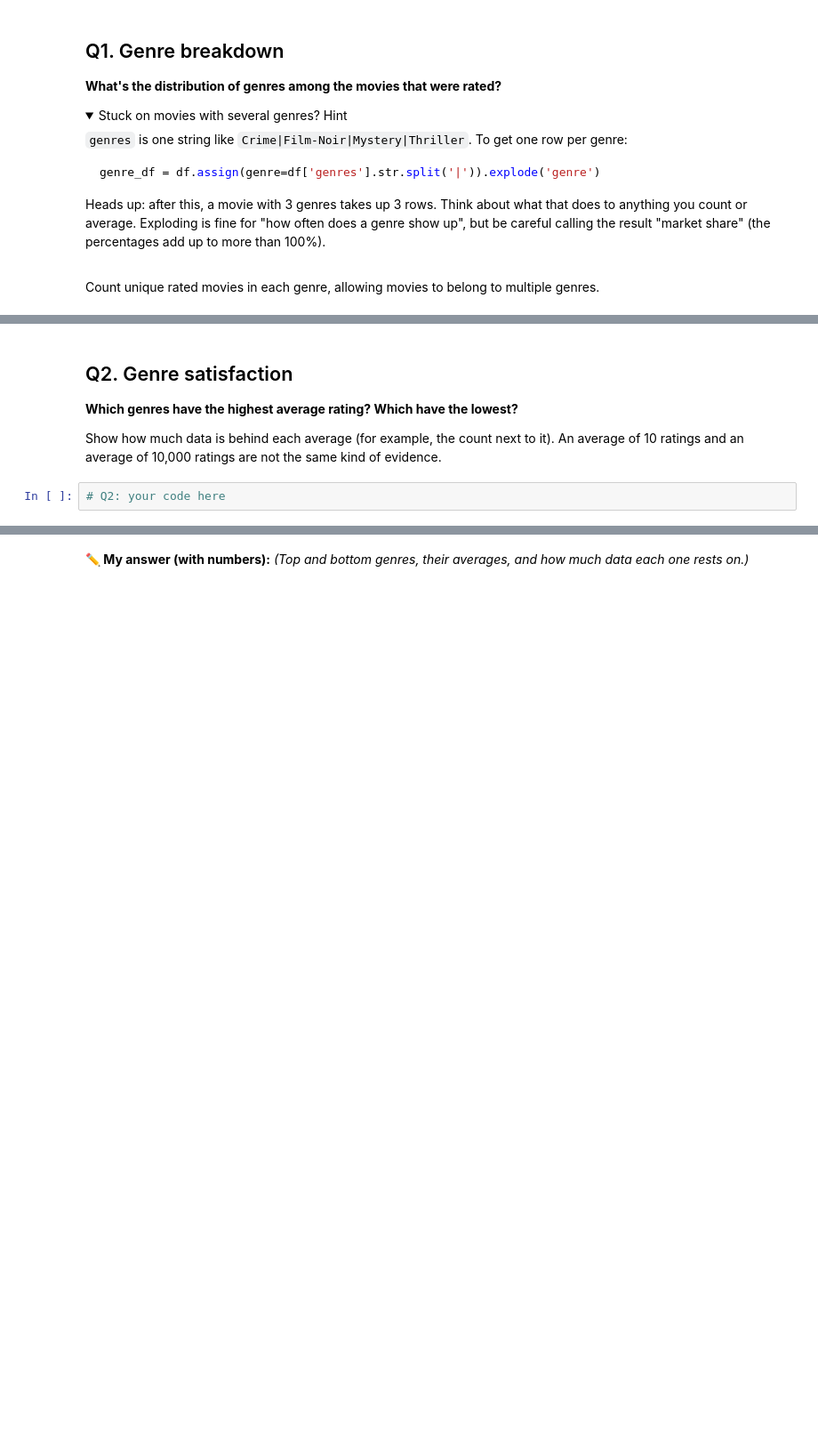
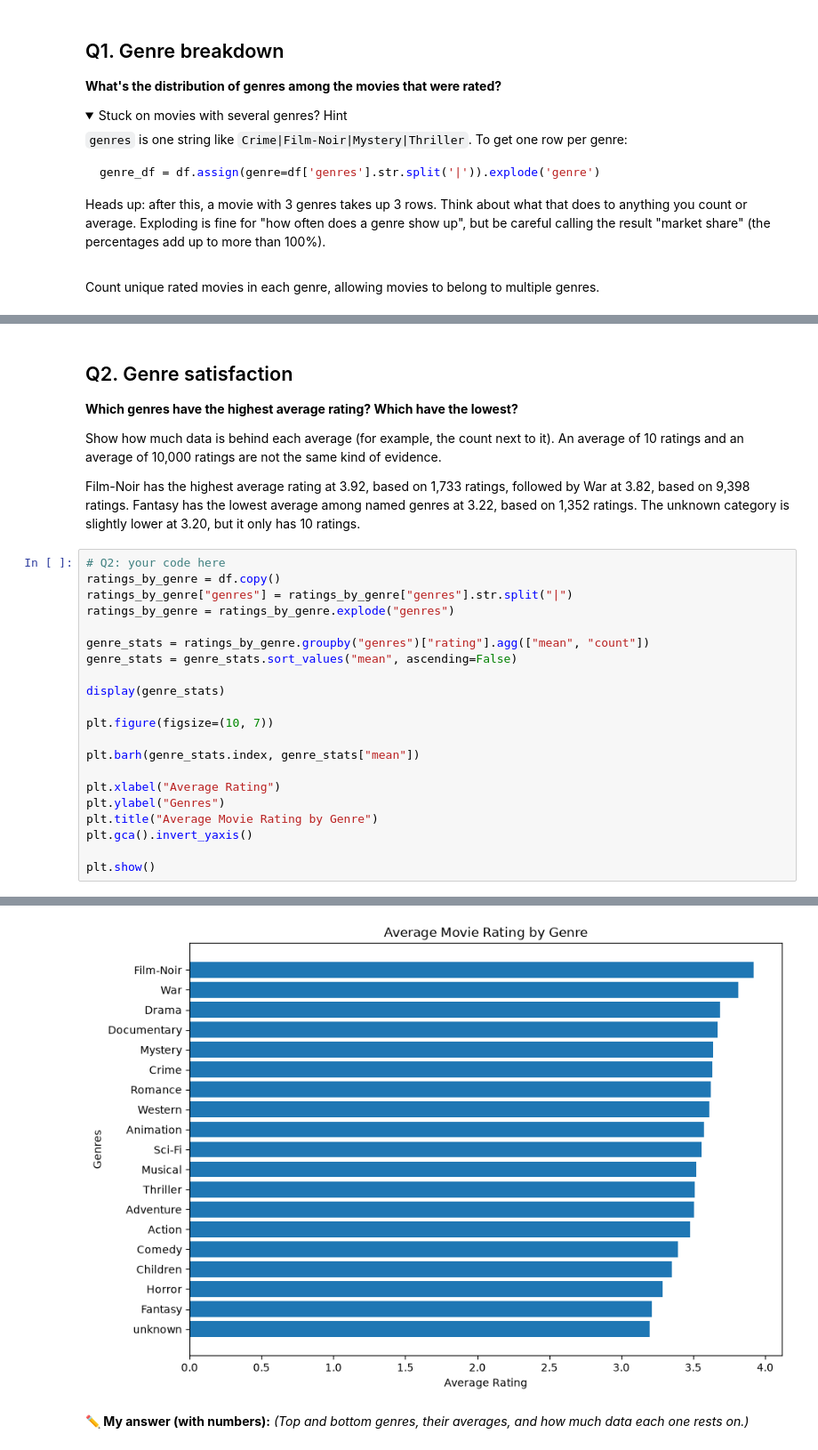
Before and after one commit to CUNYTechPrep/ds-fall-2026, a Jupyter notebook: Week-06-EDA-and-Dashboards/exercise/Abel_Tapia_Week_06_excercise.ipynb, the cells around one changed output, grey strips where cells are left out. Shown at 89% size. Cells and saved outputs as stored; diff of their text form; folded sections open; blank space fills up the shorter version.

```diff
--- a/Week-06-EDA-and-Dashboards/exercise/Abel_Tapia_Week_06_excercise.ipynb
+++ b/Week-06-EDA-and-Dashboards/exercise/Abel_Tapia_Week_06_excercise.ipynb
@@ -133,5 +168,27 @@ Count unique rated movies in each genre, allowing movies to belong to multiple g
 **Which genres have the highest average rating? Which have the lowest?**
 
 Show how much data is behind each average (for example, the count next to it). An average of 10 ratings and an average of 10,000 ratings are not the same kind of evidence.
+
+Film-Noir has the highest average rating at 3.92, based on 1,733 ratings, followed by War at 3.82, based on 9,398 ratings. Fantasy has the lowest average among named genres at 3.22, based on 1,352 ratings. The unknown category is slightly lower at 3.20, but it only has 10 ratings.
 # %%
 # Q2: your code here
+ratings_by_genre = df.copy()
+ratings_by_genre["genres"] = ratings_by_genre["genres"].str.split("|")
+ratings_by_genre = ratings_by_genre.explode("genres")
+
+genre_stats = ratings_by_genre.groupby("genres")["rating"].agg(["mean", "count"])
+genre_stats = genre_stats.sort_values("mean", ascending=False)
+
+display(genre_stats)
+
+plt.figure(figsize=(10, 7))
+
+plt.barh(genre_stats.index, genre_stats["mean"])
+
+plt.xlabel("Average Rating")
+plt.ylabel("Genres")
+plt.title("Average Movie Rating by Genre")
+plt.gca().invert_yaxis()
+
+plt.show()
+# %% [output]
@@ -138,3 +213,4 @@ Show how much data is behind each average (for example, the count next to it). A
+[figure, added]
 # %% [markdown]
 **✏️ My answer (with numbers):** _(Top and bottom genres, their averages, and how much data each one rests on.)_
 # %% [markdown]
```
Also changed, not shown: parts of 12 cells of this notebook.
